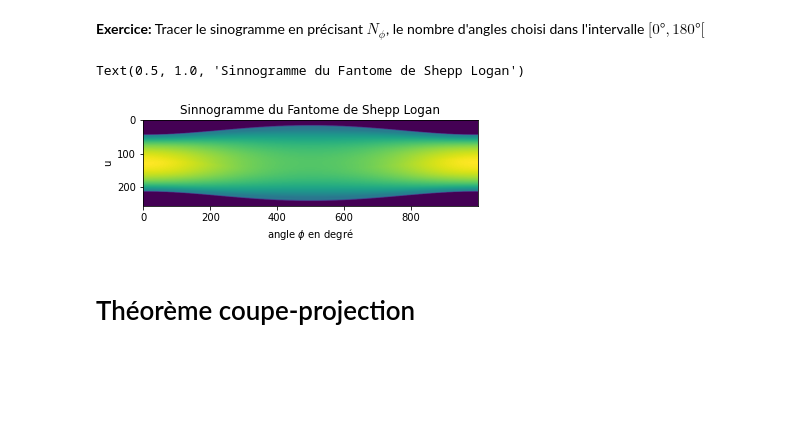
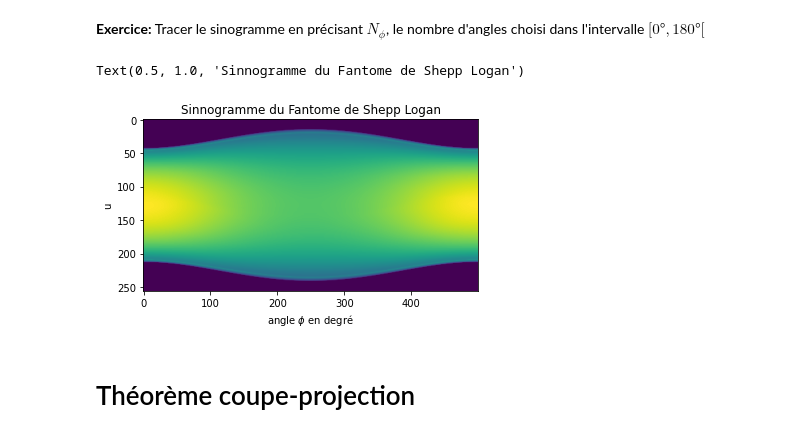
Before and after one commit to Guillaume0477/Tomographie, a Jupyter notebook: tp_tomo.ipynb, the cells around one changed output. Drawn from its saved outputs; the diff is of its cells as text; code cells hidden in the pictures; blank space fills up the shorter version.

```diff
--- a/tp_tomo.ipynb
+++ b/tp_tomo.ipynb
@@ -95,19 +95,19 @@ def RadonTransformSheppLogan(phideg):
 **Exercice:** Tracer le sinogramme en précisant $N_\phi$, le nombre d'angles choisi dans l'intervalle $[0°,180°[$
 # %%
 #Nombre d'angles à prendre en comtpe
-Nphi = 1000
+Nphi = 500
 #Création des différents angles
 phis = np.linspace(0,180, Nphi)
 #Création du sinnogramme
 sinogram, s = RadonTransformSheppLogan(phis)
 #Affichage du sinnogramme
 plt.imshow(np.transpose(sinogram))
 plt.xlabel('angle $\phi$ en degré')
 plt.ylabel('u')
 plt.title("Sinnogramme du Fantome de Shepp Logan")
 # %% [output]
 Text(0.5, 1.0, 'Sinnogramme du Fantome de Shepp Logan')
-[figure, old version]
+[figure, new version]
 # %% [markdown]
 # Théorème coupe-projection
 # %% [markdown]
```
Also changed, not shown: parts of 4 cells of this notebook.
